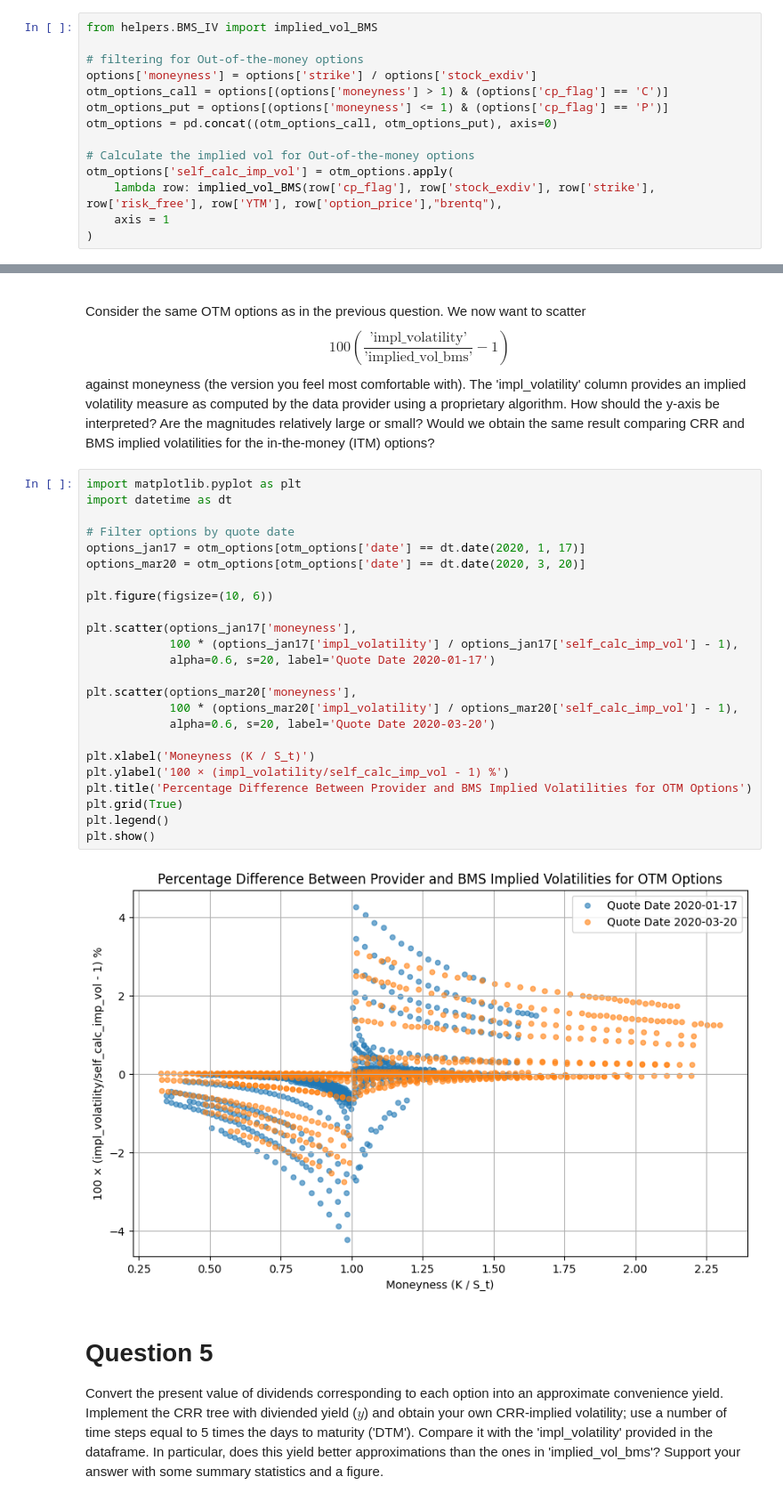
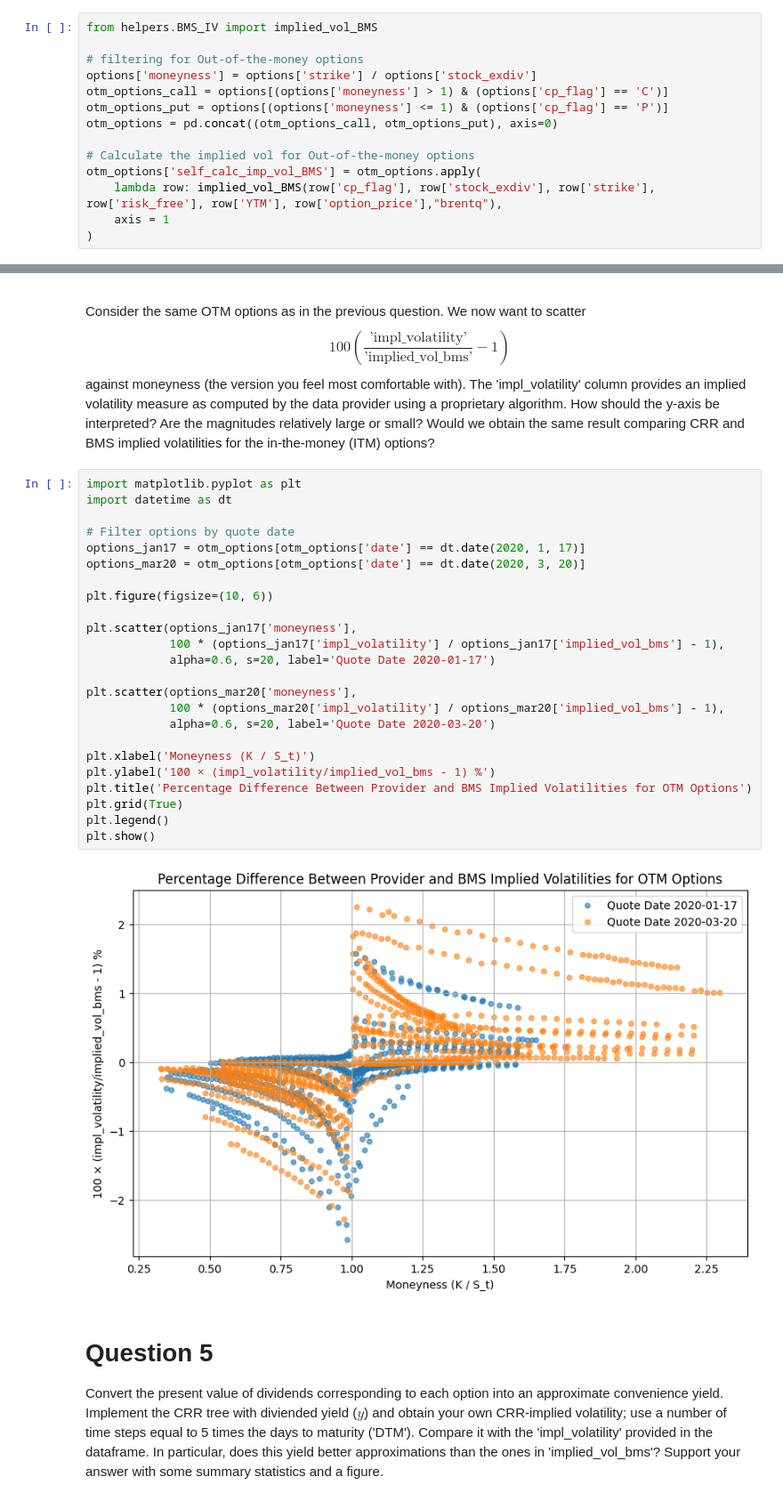
Before and after one commit to navid-nb/MSc_Derivatives_Project1, a Jupyter notebook: 202510-assignment1-en.ipynb, the cells around one changed output, grey strips where cells are left out. Shown at 89% size. Saved outputs shown, nothing was run; the diff lists cells and outputs as text.

```diff
--- a/202510-assignment1-en.ipynb
+++ b/202510-assignment1-en.ipynb
@@ -288,7 +288,7 @@ otm_options_put = options[(options['moneyness'] <= 1) & (options['cp_flag'] == '
 otm_options = pd.concat((otm_options_call, otm_options_put), axis=0)
 
 # Calculate the implied vol for Out-of-the-money options
-otm_options['self_calc_imp_vol'] = otm_options.apply(
+otm_options['self_calc_imp_vol_BMS'] = otm_options.apply(
     lambda row: implied_vol_BMS(row['cp_flag'], row['stock_exdiv'], row['strike'], row['risk_free'], row['YTM'], row['option_price'],"brentq"),
     axis = 1
 )
@@ -345,29 +345,29 @@ against moneyness (the version you feel most comfortable with). The 'impl_volati
 # %%
 import matplotlib.pyplot as plt
 import datetime as dt
 
 # Filter options by quote date
 options_jan17 = otm_options[otm_options['date'] == dt.date(2020, 1, 17)]
 options_mar20 = otm_options[otm_options['date'] == dt.date(2020, 3, 20)]
 
 plt.figure(figsize=(10, 6))
 
 plt.scatter(options_jan17['moneyness'],
-            100 * (options_jan17['impl_volatility'] / options_jan17['self_calc_imp_vol'] - 1),
+            100 * (options_jan17['impl_volatility'] / options_jan17['implied_vol_bms'] - 1),
             alpha=0.6, s=20, label='Quote Date 2020-01-17')
 
 plt.scatter(options_mar20['moneyness'],
-            100 * (options_mar20['impl_volatility'] / options_mar20['self_calc_imp_vol'] - 1),
+            100 * (options_mar20['impl_volatility'] / options_mar20['implied_vol_bms'] - 1),
             alpha=0.6, s=20, label='Quote Date 2020-03-20')
 
 plt.xlabel('Moneyness (K / S_t)')
-plt.ylabel('100 × (impl_volatility/self_calc_imp_vol - 1) %')
+plt.ylabel('100 × (impl_volatility/implied_vol_bms - 1) %')
 plt.title('Percentage Difference Between Provider and BMS Implied Volatilities for OTM Options')
 plt.grid(True)
 plt.legend()
 plt.show()
 # %% [output]
-[figure, old version]
+[figure, new version]
 # %% [markdown]
 # Question 5
 
```
Also changed, not shown: parts of 6 cells of this notebook, 3 other files.
